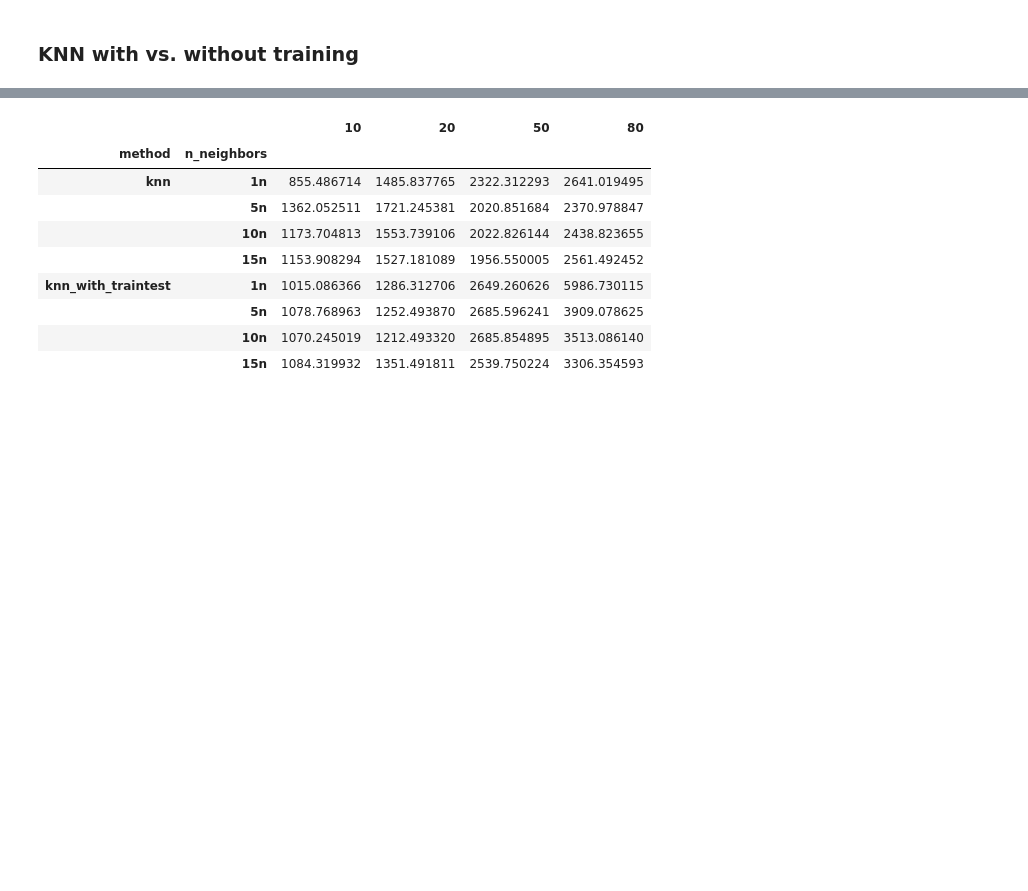
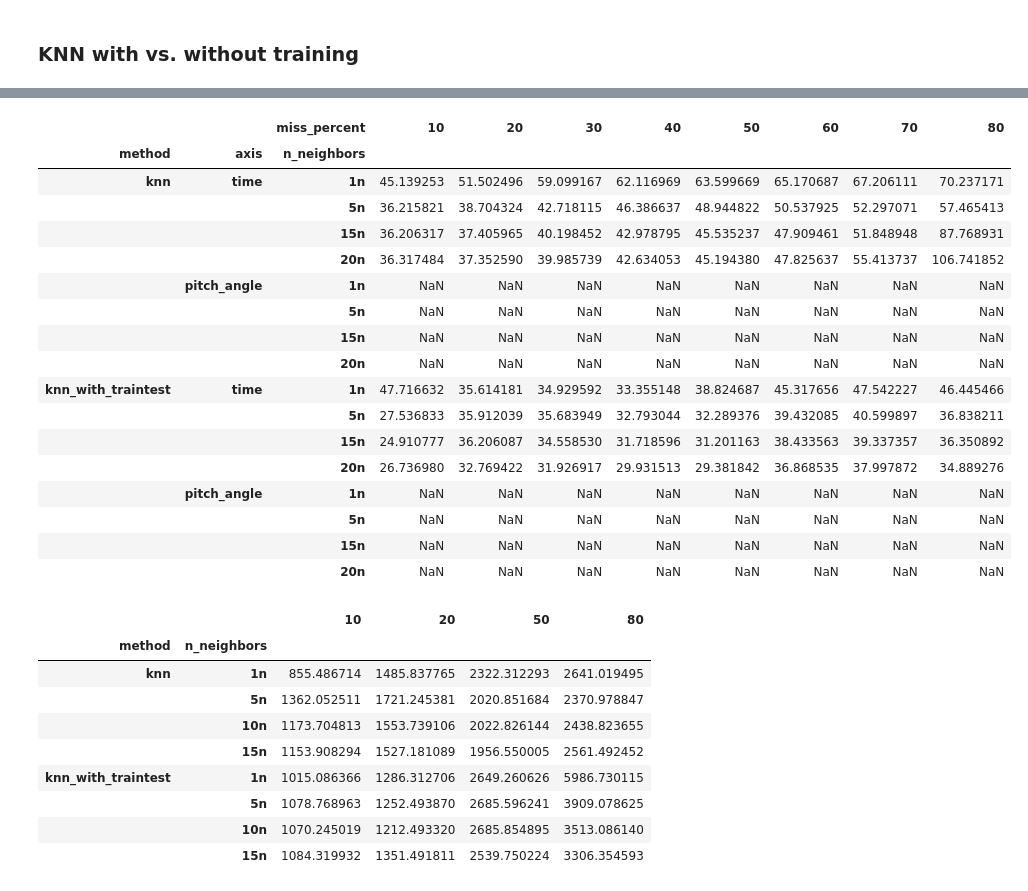
Before and after one commit to ojsant/gradu, a Jupyter notebook: pad_imputation.ipynb, the cells around one changed output, grey strips where cells are left out. Cells and saved outputs as stored; diff of their text form; code cells hidden in the pictures; blank space fills up the shorter version.

```diff
--- a/pad_imputation.ipynb
+++ b/pad_imputation.ipynb
@@ -151,3 +174,24 @@ plt.tight_layout()
+# %%
+pd.read_csv(csv, header=[0, 1], index_col=[0, 1, 2])["rmse_mean"]
+# %% [output]
+|  |  | miss_percent | 10 | 20 | 30 | 40 | 50 | 60 | 70 | 80 |
+| method | axis | n_neighbors |  |  |  |  |  |  |  |  |
+| knn | time | 1n | 45.139253 | 51.502496 | 59.099167 | 62.116969 | 63.599669 | 65.170687 | 67.206111 | 70.237171 |
+|  |  | 5n | 36.215821 | 38.704324 | 42.718115 | 46.386637 | 48.944822 | 50.537925 | 52.297071 | 57.465413 |
+|  |  | 15n | 36.206317 | 37.405965 | 40.198452 | 42.978795 | 45.535237 | 47.909461 | 51.848948 | 87.768931 |
+|  |  | 20n | 36.317484 | 37.352590 | 39.985739 | 42.634053 | 45.194380 | 47.825637 | 55.413737 | 106.741852 |
+|  | pitch_angle | 1n | NaN | NaN | NaN | NaN | NaN | NaN | NaN | NaN |
+|  |  | 5n | NaN | NaN | NaN | NaN | NaN | NaN | NaN | NaN |
+|  |  | 15n | NaN | NaN | NaN | NaN | NaN | NaN | NaN | NaN |
+|  |  | 20n | NaN | NaN | NaN | NaN | NaN | NaN | NaN | NaN |
+| knn_with_traintest | time | 1n | 47.716632 | 35.614181 | 34.929592 | 33.355148 | 38.824687 | 45.317656 | 47.542227 | 46.445466 |
+|  |  | 5n | 27.536833 | 35.912039 | 35.683949 | 32.793044 | 32.289376 | 39.432085 | 40.599897 | 36.838211 |
+|  |  | 15n | 24.910777 | 36.206087 | 34.558530 | 31.718596 | 31.201163 | 38.433563 | 39.337357 | 36.350892 |
+|  |  | 20n | 26.736980 | 32.769422 | 31.926917 | 29.931513 | 29.381842 | 36.868535 | 37.997872 | 34.889276 |
+|  | pitch_angle | 1n | NaN | NaN | NaN | NaN | NaN | NaN | NaN | NaN |
+|  |  | 5n | NaN | NaN | NaN | NaN | NaN | NaN | NaN | NaN |
+|  |  | 15n | NaN | NaN | NaN | NaN | NaN | NaN | NaN | NaN |
+|  |  | 20n | NaN | NaN | NaN | NaN | NaN | NaN | NaN | NaN |
 # %%
 means
 # %% [output]
```
Also changed, not shown: parts of 10 cells of this notebook, 3 other files.
